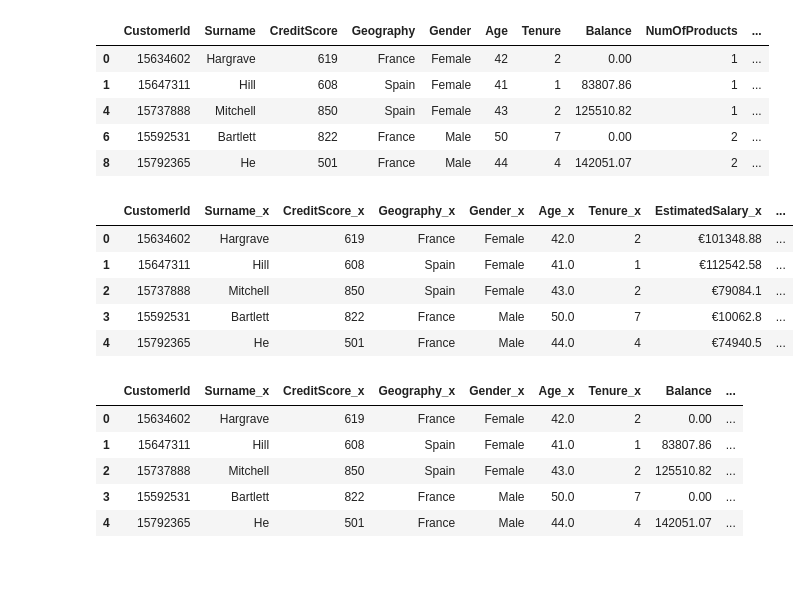
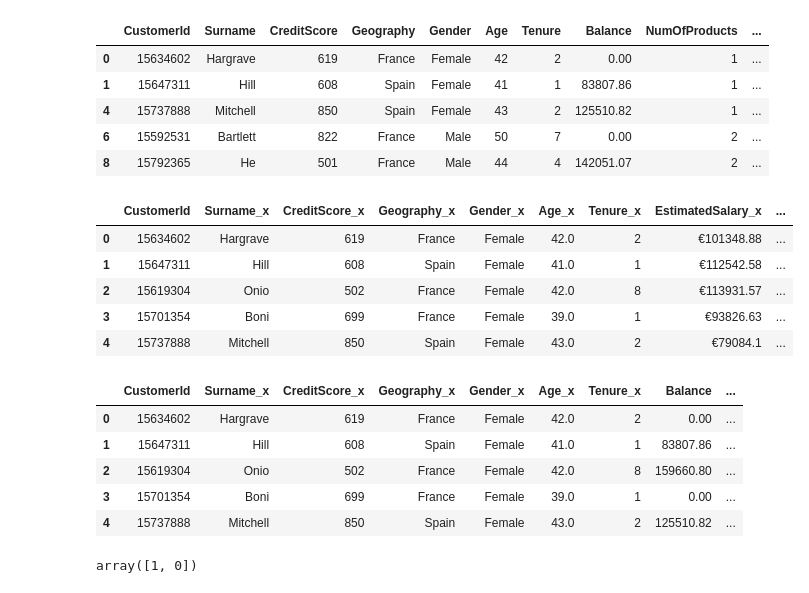
Before and after one commit to veniapputrii/Data-Analyst-using-Python, a Jupyter notebook: ETL_Products.ipynb, the cells around one changed output. Saved outputs shown, nothing was run; the diff lists cells and outputs as text; code cells hidden in the pictures.

```diff
--- a/ETL_Products.ipynb
+++ b/ETL_Products.ipynb
@@ -86,15 +75,15 @@ data2n.head()
 | 6 | 15592531 | Bartlett | 822 | France | Male | 50 | 7 | 0.00 | 2 | ... |
 | 8 | 15792365 | He | 501 | France | Male | 44 | 4 | 142051.07 | 2 | ... |
 # %%
-result = pd.merge(data, data2n, on='CustomerId', how='inner')
+result = pd.merge(data, data2, on='CustomerId', how='inner')
 result.head()
 # %% [output]
 |  | CustomerId | Surname_x | CreditScore_x | Geography_x | Gender_x | Age_x | Tenure_x | EstimatedSalary_x | ... |
 | 0 | 15634602 | Hargrave | 619 | France | Female | 42.0 | 2 | €101348.88 | ... |
 | 1 | 15647311 | Hill | 608 | Spain | Female | 41.0 | 1 | €112542.58 | ... |
-| 2 | 15737888 | Mitchell | 850 | Spain | Female | 43.0 | 2 | €79084.1 | ... |
-| 3 | 15592531 | Bartlett | 822 | France | Male | 50.0 | 7 | €10062.8 | ... |
-| 4 | 15792365 | He | 501 | France | Male | 44.0 | 4 | €74940.5 | ... |
+| 2 | 15619304 | Onio | 502 | France | Female | 42.0 | 8 | €113931.57 | ... |
+| 3 | 15701354 | Boni | 699 | France | Female | 39.0 | 1 | €93826.63 | ... |
+| 4 | 15737888 | Mitchell | 850 | Spain | Female | 43.0 | 2 | €79084.1 | ... |
 # %%
 # Remove multiple columns
 results = result.drop(['EstimatedSalary_x',	'Surname_y',	'CreditScore_y',	'Geography_y',	'Gender_y',	'Age_y',	'Tenure_y'], axis=1)
@@ -103,6 +92,10 @@ results.head()
 |  | CustomerId | Surname_x | CreditScore_x | Geography_x | Gender_x | Age_x | Tenure_x | Balance | ... |
 | 0 | 15634602 | Hargrave | 619 | France | Female | 42.0 | 2 | 0.00 | ... |
 | 1 | 15647311 | Hill | 608 | Spain | Female | 41.0 | 1 | 83807.86 | ... |
-| 2 | 15737888 | Mitchell | 850 | Spain | Female | 43.0 | 2 | 125510.82 | ... |
-| 3 | 15592531 | Bartlett | 822 | France | Male | 50.0 | 7 | 0.00 | ... |
-| 4 | 15792365 | He | 501 | France | Male | 44.0 | 4 | 142051.07 | ... |
+| 2 | 15619304 | Onio | 502 | France | Female | 42.0 | 8 | 159660.80 | ... |
+| 3 | 15701354 | Boni | 699 | France | Female | 39.0 | 1 | 0.00 | ... |
+| 4 | 15737888 | Mitchell | 850 | Spain | Female | 43.0 | 2 | 125510.82 | ... |
+# %%
+results['IsActiveMember'].unique()
+# %% [output]
+array([1, 0])
```
Also changed, not shown: parts of 8 cells of this notebook.
